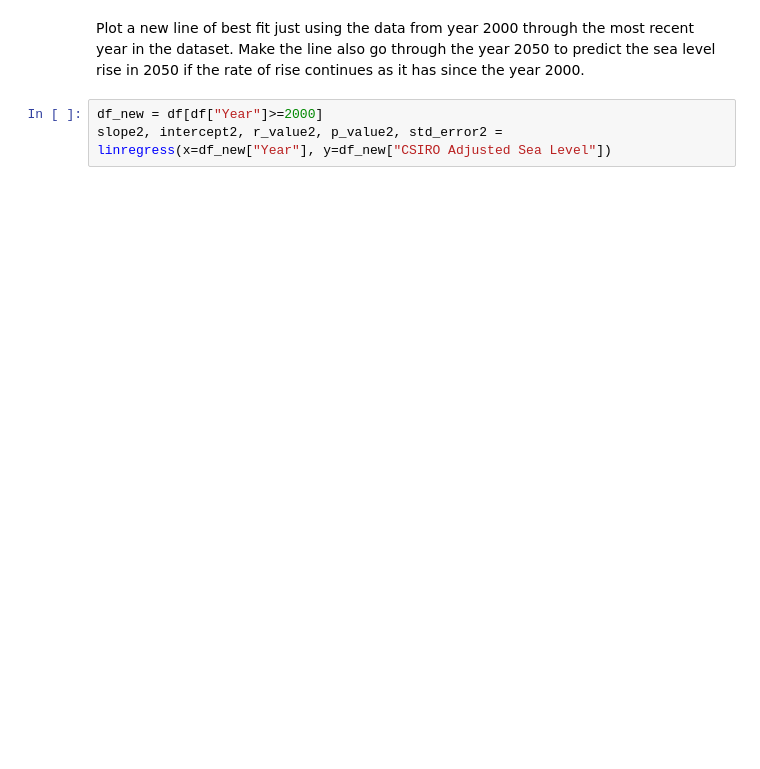
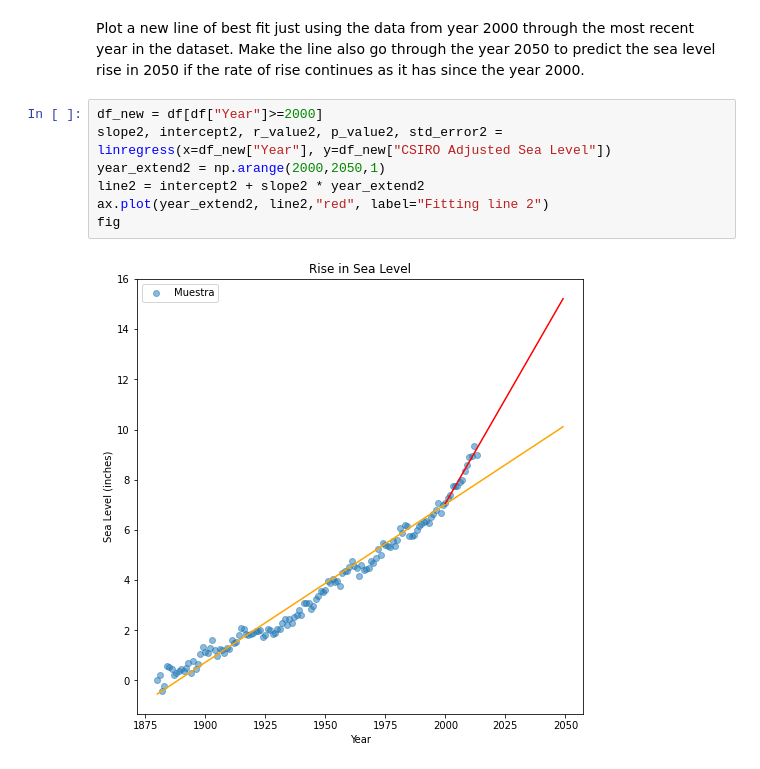
Before and after one commit to FelipeMoreira01/sea-level-FCC, a Jupyter notebook: Sea_level.ipynb, the cells around one changed output. Drawn from its saved outputs; the diff is of its cells as text; blank space fills up the shorter version.

```diff
--- a/Sea_level.ipynb
+++ b/Sea_level.ipynb
@@ -59,3 +59,9 @@ Plot a new line of best fit just using the data from year 2000 through the most
 # %%
 df_new = df[df["Year"]>=2000]
 slope2, intercept2, r_value2, p_value2, std_error2 = linregress(x=df_new["Year"], y=df_new["CSIRO Adjusted Sea Level"])
+year_extend2 = np.arange(2000,2050,1)
+line2 = intercept2 + slope2 * year_extend2
+ax.plot(year_extend2, line2,"red", label="Fitting line 2")
+fig
+# %% [output]
+[figure, added]
```
Also changed, not shown: parts of 2 cells of this notebook.
